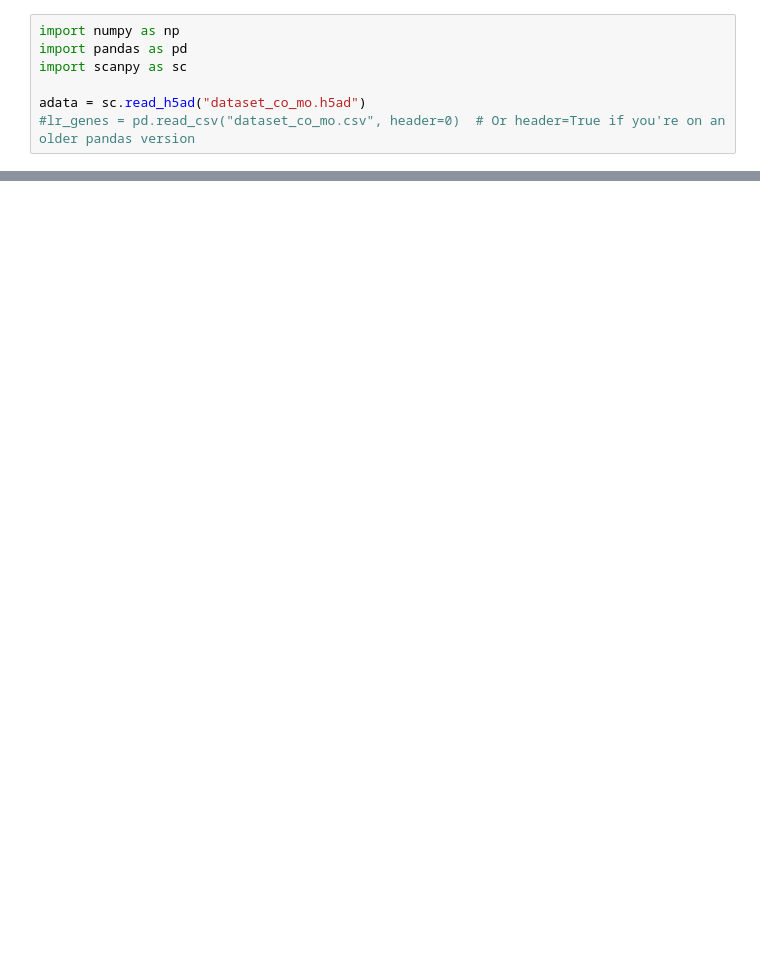
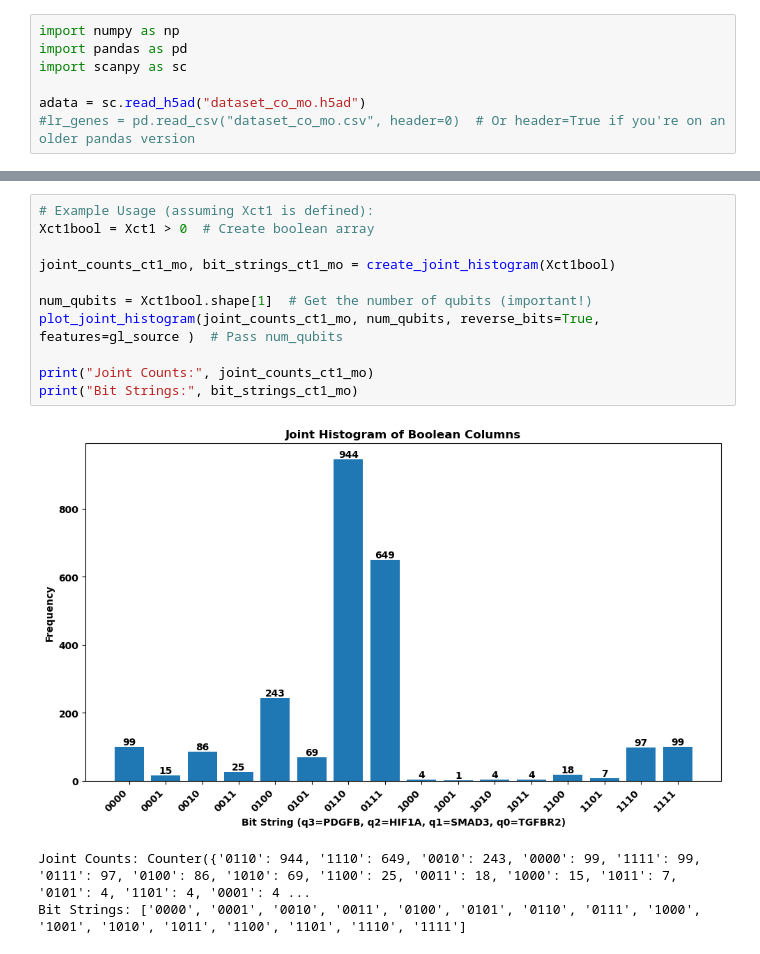
Before and after one commit to cailab-tamu/QuantumXCT, a Jupyter notebook: python/cc_grn_opt.ipynb, the cells around one changed output, grey strips where cells are left out. Drawn from its saved outputs; the diff is of its cells as text; blank space fills up the shorter version.

```diff
--- a/python/cc_grn_opt.ipynb
+++ b/python/cc_grn_opt.ipynb
@@ -530,0 +62,15 @@ def create_interaction_observable_general(interactions, num_features):
+# %%
+# Example Usage (assuming Xct1 is defined):
+Xct1bool = Xct1 > 0  # Create boolean array
+
+joint_counts_ct1_mo, bit_strings_ct1_mo = create_joint_histogram(Xct1bool)
+
+num_qubits = Xct1bool.shape[1]  # Get the number of qubits (important!)
+plot_joint_histogram(joint_counts_ct1_mo, num_qubits, reverse_bits=True, features=gl_source )  # Pass num_qubits
+
+print("Joint Counts:", joint_counts_ct1_mo)
+print("Bit Strings:", bit_strings_ct1_mo)
+# %% [output]
+[figure, added]
+Joint Counts: Counter({'0110': 944, '1110': 649, '0010': 243, '0000': 99, '1111': 99, '0111': 97, '0100': 86, '1010': 69, '1100': 25, '0011': 18, '1000': 15, '1011': 7, '0101': 4, '1101': 4, '0001': 4 ...
+Bit Strings: ['0000', '0001', '0010', '0011', '0100', '0101', '0110', '0111', '1000', '1001', '1010', '1011', '1100', '1101', '1110', '1111']
```
Also changed, not shown: parts of 44 cells of this notebook, 2 other files.
